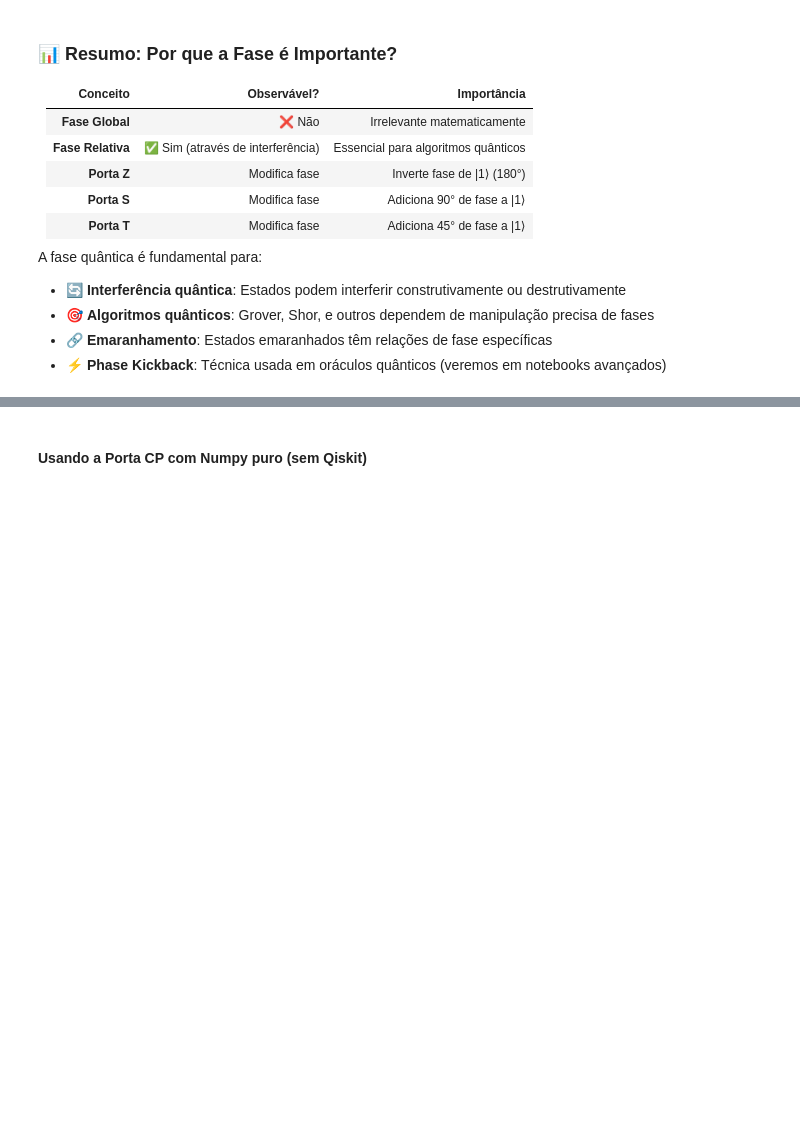
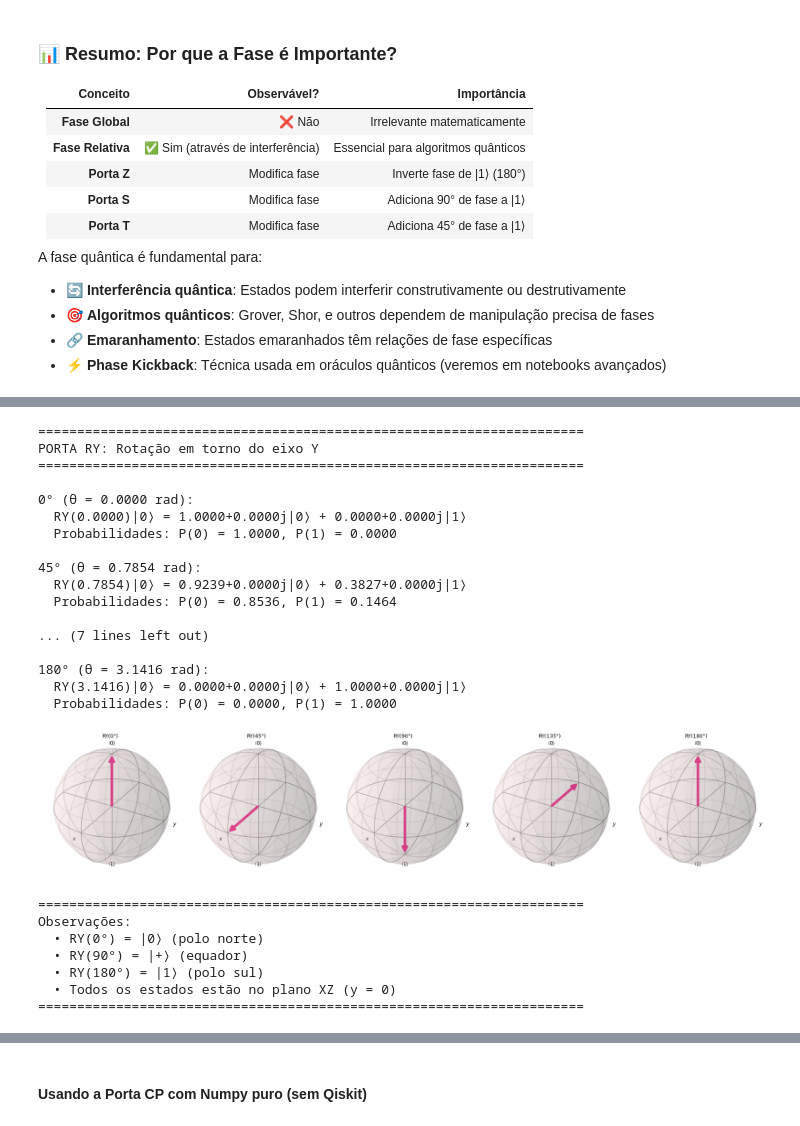
Before and after one commit to maxwellamaral/quantum, a Jupyter notebook: notebooks/00b-phases.ipynb, the cells around one changed output, grey strips where cells are left out. Drawn from its saved outputs; the diff is of its cells as text; code cells hidden in the pictures; blank space fills up the shorter version.

Commit message:
feat: adicionada portas parametrizadas

```diff
--- a/notebooks/00b-phases.ipynb
+++ b/notebooks/00b-phases.ipynb
@@ -257,0 +337,79 @@ Q-Sphere - Fase θ = 45°:
+# %%
+from qiskit import QuantumCircuit
+from qiskit.quantum_info import Statevector
+from qiskit.visualization import plot_bloch_multivector
+import matplotlib.pyplot as plt
+
+# Testar RY com diferentes ângulos
+angulos = [0, np.pi/4, np.pi/2, 3*np.pi/4, np.pi]
+nomes = ['0°', '45°', '90°', '135°', '180°']
+
+print("=" * 70)
+print("PORTA RY: Rotação em torno do eixo Y")
+print("=" * 70)
+
+fig, axes = plt.subplots(1, 5, figsize=(20, 4), subplot_kw={'projection': '3d'})
+
+for i, (angulo, nome) in enumerate(zip(angulos, nomes)):
+    # Criar circuito
+    qc = QuantumCircuit(1)
+    qc.ry(angulo, 0)
+
+    # Obter estado
+    state = Statevector(qc)
+
+    # Calcular amplitudes
+    alpha = state.data[0]
+    beta = state.data[1]
+
+    print(f"\n{nome} (θ = {angulo:.4f} rad):")
+    print(f"  RY({angulo:.4f})|0⟩ = {alpha:.4f}|0⟩ + {beta:.4f}|1⟩")
+    print(f"  Probabilidades: P(0) = {abs(alpha)**2:.4f}, P(1) = {abs(beta)**2:.4f}")
+
+    # Plotar na Esfera de Bloch
+    from qiskit.visualization import plot_bloch_vector
+
+    # Converter estado em coordenadas de Bloch
+    theta_bloch = 2 * angulo  # Dobrar o ângulo para coordenadas de Bloch
+    x = np.sin(theta_bloch)
+    y = 0  # RY mantém y=0 (rotação no plano XZ)
+    z = np.cos(theta_bloch)
+
+    plot_bloch_vector([x, y, z], ax=axes[i], title=f'RY({nome})')
+
+plt.tight_layout()
+plt.show()
+
+print("\n" + "=" * 70)
+print("Observações:")
+print("  • RY(0°) = |0⟩ (polo norte)")
+print("  • RY(90°) = |+⟩ (equador)")
+print("  • RY(180°) = |1⟩ (polo sul)")
+print("  • Todos os estados estão no plano XZ (y = 0)")
+print("=" * 70)
+# %% [output]
+======================================================================
+PORTA RY: Rotação em torno do eixo Y
+======================================================================
+
+0° (θ = 0.0000 rad):
+  RY(0.0000)|0⟩ = 1.0000+0.0000j|0⟩ + 0.0000+0.0000j|1⟩
+  Probabilidades: P(0) = 1.0000, P(1) = 0.0000
+
+45° (θ = 0.7854 rad):
+  RY(0.7854)|0⟩ = 0.9239+0.0000j|0⟩ + 0.3827+0.0000j|1⟩
+  Probabilidades: P(0) = 0.8536, P(1) = 0.1464
+
+... (7 lines left out)
+
+180° (θ = 3.1416 rad):
+  RY(3.1416)|0⟩ = 0.0000+0.0000j|0⟩ + 1.0000+0.0000j|1⟩
+  Probabilidades: P(0) = 0.0000, P(1) = 1.0000
+[figure, added]
+======================================================================
+Observações:
+  • RY(0°) = |0⟩ (polo norte)
+  • RY(90°) = |+⟩ (equador)
+  • RY(180°) = |1⟩ (polo sul)
+  • Todos os estados estão no plano XZ (y = 0)
+======================================================================
```
Also changed, not shown: parts of 18 cells of this notebook.
